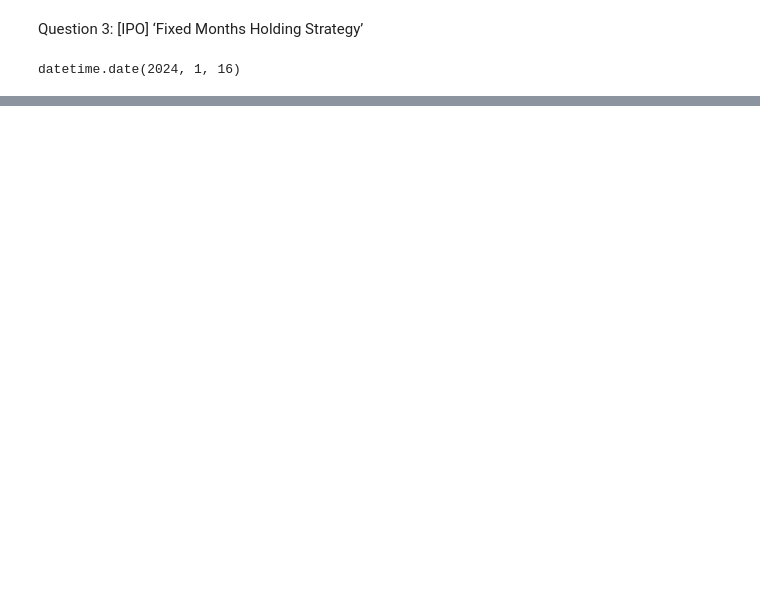
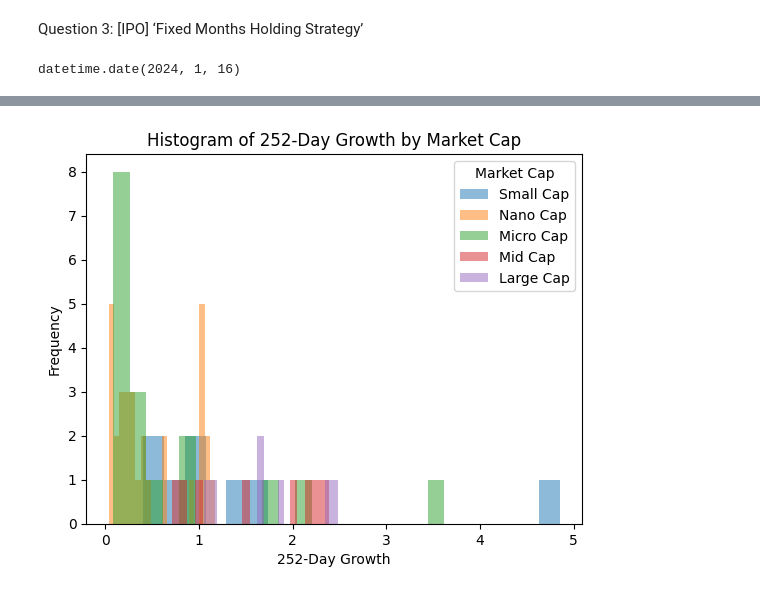
Before and after one commit to primusanto/stock-market-analysis-datatalks-homework, a Jupyter notebook: homework2.ipynb, the cells around one changed output, grey strips where cells are left out. Saved outputs shown, nothing was run; the diff lists cells and outputs as text; code cells hidden in the pictures; blank space fills up the shorter version.

```diff
--- a/homework2.ipynb
+++ b/homework2.ipynb
@@ -439,0 +570,10 @@ Optimal number of months for future growth: future_growth_2m with mean 0.9405443
+# %%
+import financedatabase as fd
+
+# Initialize the Equities database
+equities = fd.Equities()
+
+df_fd_data = equities.select()
+# %%
+# Filter df_fd_data to rows where the index matches any Symbol in ipo_data_cleaned
+df_extra_info = df_fd_data[df_fd_data.index.isin(ipo_data_cleaned['Symbol'])]
@@ -439,0 +590,2 @@ Optimal number of months for future growth: future_growth_2m with mean 0.9405443
+# %%
+ipo_data_extra_info = ipo_data_cleaned.join(df_extra_info, how='left', on='Symbol', lsuffix='_ipo', rsuffix='_fd')
@@ -439,0 +702,18 @@ Optimal number of months for future growth: future_growth_2m with mean 0.9405443
+# %%
+import matplotlib.pyplot as plt
+
+# Drop rows with missing market_cap or growth_252d
+plot_df = ipo_data_extra_info.dropna(subset=['market_cap', 'growth_252d'])
+
+# Plot histogram for each market cap group
+for cap in plot_df['market_cap'].unique():
+    subset = plot_df[plot_df['market_cap'] == cap]
+    plt.hist(subset['growth_252d'], bins=20, alpha=0.5, label=str(cap))
+
+plt.xlabel('252-Day Growth')
+plt.ylabel('Frequency')
+plt.title('Histogram of 252-Day Growth by Market Cap')
+plt.legend(title='Market Cap')
+plt.show()
+# %% [output]
+[figure, added]
```
Also changed, not shown: parts of 31 cells of this notebook, 3 other files.
